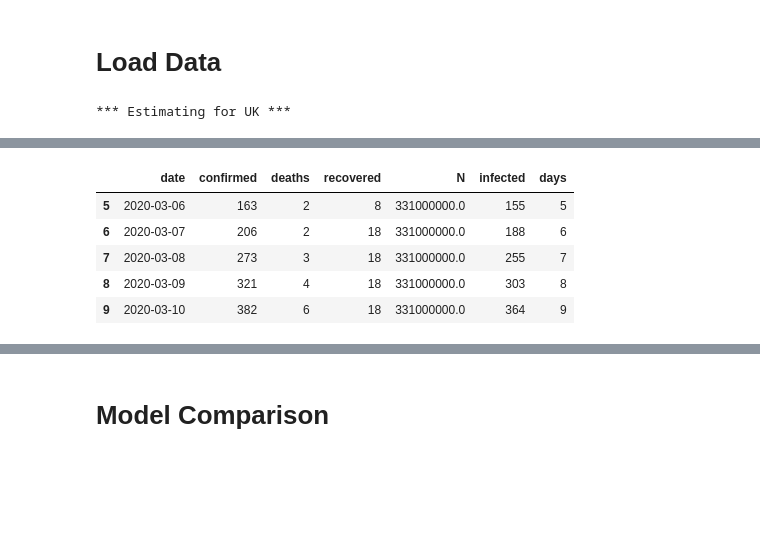
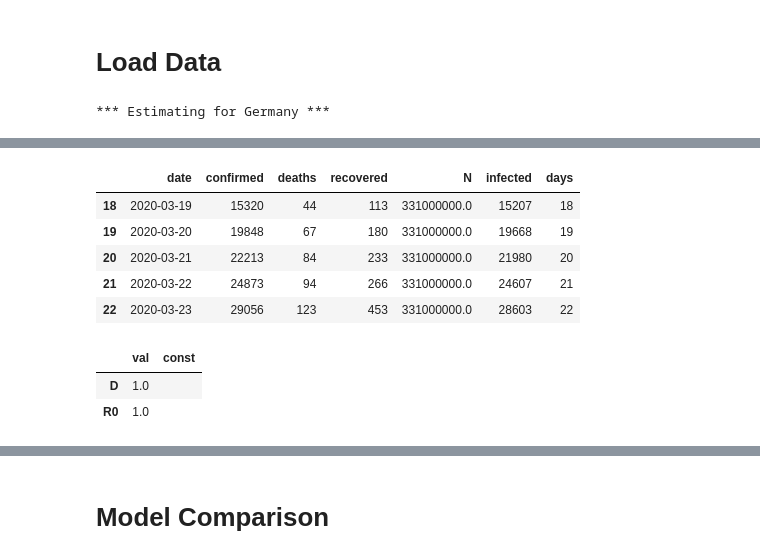
Before and after one commit to robdmc/COVID-19, a Jupyter notebook: us_corona_sir_data_loading2.ipynb, the cells around one changed output, grey strips where cells are left out. Drawn from its saved outputs; the diff is of its cells as text; code cells hidden in the pictures; blank space fills up the shorter version.

```diff
--- a/us_corona_sir_data_loading2.ipynb
+++ b/us_corona_sir_data_loading2.ipynb
@@ -28,14 +31,22 @@ from IPython.display import HTML, Markdown
 # %%
 class Loader:
     glob_str = './csse_covid_19_data/csse_covid_19_daily_reports/*.csv'
-    COUNTRY = ['US', 'UK', 'Italy'][1]
-    def __init__(self, start_date_str='3/1/2020'):
+
+#     COUNTRY = 'US'
+#     COUNTRY = 'UK'
+#     COUNTRY = 'Italy'
+    COUNTRY = 'Germany'
+#     COUNTRY = 'Hong Kong'
+
+    def __init__(self, start_date_str='3/1/2020', raw=False):
         print(f'*** Estimating for {self.COUNTRY} ***')
         self.start_date_str = start_date_str
         self.start_date = parse(start_date_str)
+        self.raw = raw
 
     @ezr.cached_container
     def df(self):
+
         files = sorted(glob.glob(self.glob_str))
         date_strings = [os.path.basename(f).replace('.csv', '') for f in files]
         dates = [parse(d) for d in date_strings]
@@ -43,11 +54,13 @@ class Loader:
         files_dates = sorted(zip(files, dates))
         files_dates = [t for t in files_dates if t[1] >= self.start_date]
 
+
         df_list = []
         for file, date in files_dates:
             df = pd.read_csv(file)
             df.columns = ezr.slugify(df.columns)
-#             raise ValueError(str(sorted(df.country_region.unique())))
+            if self.raw:
+                return df
             df = df[df['country_region'] == self.COUNTRY]
             df['date'] = date
             df = df[[
@@ -69,7 +82,14 @@ class Loader:
 
         return df
 
-loader = Loader()
+    def plot(self):
+        c1 = hv.Curve((self.df.date, self.df.confirmed + 1), label='Confirmed').options(logy=True)
+        c2 = hv.Curve((self.df.date, self.df.recovered + 1), label='Recovered')
+        c3 = hv.Curve((self.df.date, self.df.infected + 1), label='Infected')
+        display(c1 * c2 * c3)
+
+loader = Loader(raw=False)
+loader.plot()
 loader.df.tail()
 # %% [output]
-*** Estimating for UK ***
+*** Estimating for Germany ***
@@ -76,6 +97,13 @@ loader.df.tail()
 |  | date | confirmed | deaths | recovered | N | infected | days |
-| 5 | 2020-03-06 | 163 | 2 | 8 | 331000000.0 | 155 | 5 |
-| 6 | 2020-03-07 | 206 | 2 | 18 | 331000000.0 | 188 | 6 |
-| 7 | 2020-03-08 | 273 | 3 | 18 | 331000000.0 | 255 | 7 |
-| 8 | 2020-03-09 | 321 | 4 | 18 | 331000000.0 | 303 | 8 |
-| 9 | 2020-03-10 | 382 | 6 | 18 | 331000000.0 | 364 | 9 |
+| 18 | 2020-03-19 | 15320 | 44 | 113 | 331000000.0 | 15207 | 18 |
+| 19 | 2020-03-20 | 19848 | 67 | 180 | 331000000.0 | 19668 | 19 |
+| 20 | 2020-03-21 | 22213 | 84 | 233 | 331000000.0 | 21980 | 20 |
+| 21 | 2020-03-22 | 24873 | 94 | 266 | 331000000.0 | 24607 | 21 |
+| 22 | 2020-03-23 | 29056 | 123 | 453 | 331000000.0 | 28603 | 22 |
+# %%
+p = ezr.ParamState('R0 D')
+p
+# %% [output]
+|  | val | const |
+| D | 1.0 |  |
+| R0 | 1.0 |  |
```
Also changed, not shown: parts of 12 cells of this notebook, 1 other file.
